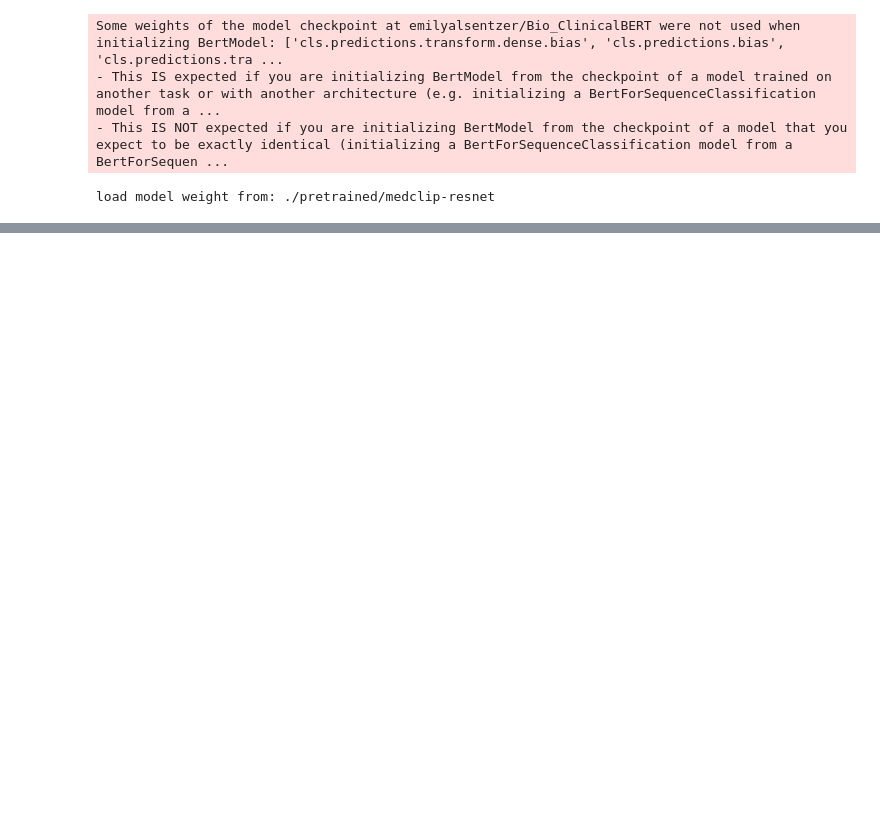
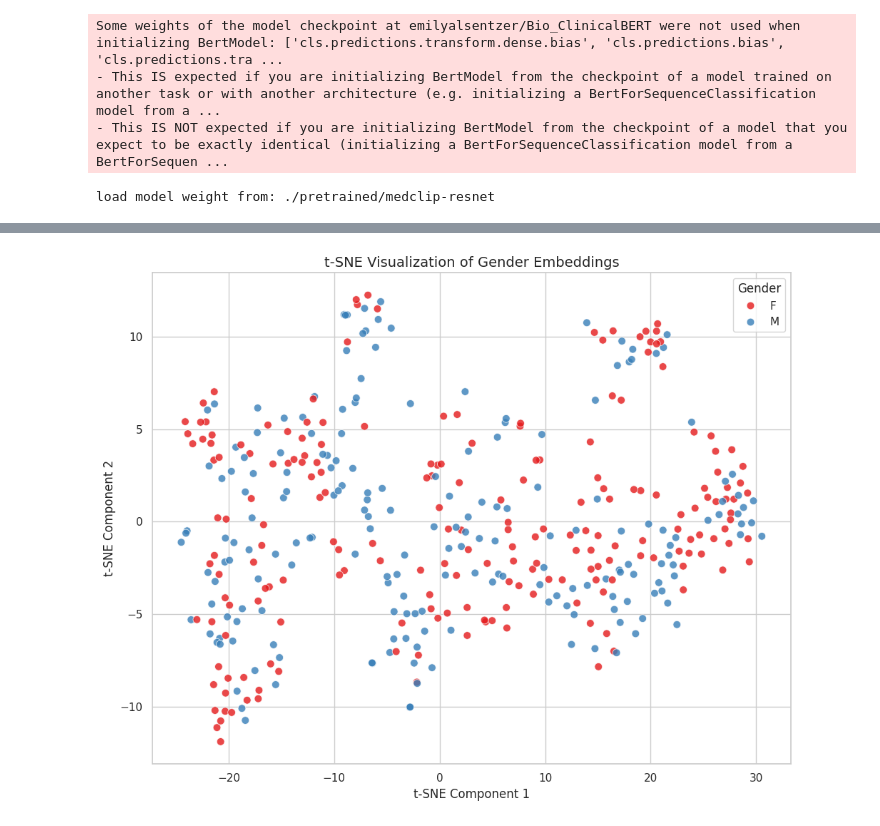
Before and after one commit to Wazhee/CLIP-GCA, a Jupyter notebook: encode_images.ipynb, the cells around one changed output, grey strips where cells are left out. Cells and saved outputs as stored; diff of their text form; code cells hidden in the pictures; blank space fills up the shorter version.

```diff
--- a/encode_images.ipynb
+++ b/encode_images.ipynb
@@ -69,0 +336,36 @@ torch.Size([1, 512])
+# %%
+import matplotlib.pyplot as plt
+import seaborn as sns
+from sklearn.manifold import TSNE
+import pandas as pd
+
+# Run t-SNE on the test embeddings
+tsne = TSNE(n_components=2, random_state=42, perplexity=30, n_iter=1000)
+X_tsne = tsne.fit_transform(X_test)
+
+# Create DataFrame for plotting
+df_vis = pd.DataFrame({
+    'Dim1': X_tsne[:, 0],
+    'Dim2': X_tsne[:, 1],
+    'Gender': y_test
+})
+
+# Plot
+sns.set(style="whitegrid")
+plt.figure(figsize=(10, 8))
+sns.scatterplot(
+    data=df_vis,
+    x='Dim1', y='Dim2',
+    hue='Gender',
+    palette='Set1',  # Or 'Set2', 'Dark2' for different looks
+    s=60,
+    alpha=0.8
+)
+plt.title('t-SNE Visualization of Gender Embeddings', fontsize=14)
+plt.xlabel("t-SNE Component 1")
+plt.ylabel("t-SNE Component 2")
+plt.legend(title='Gender', loc='best')
+plt.tight_layout()
+plt.show()
+# %% [output]
+[figure, added]
```
Also changed, not shown: parts of 16 cells of this notebook.
